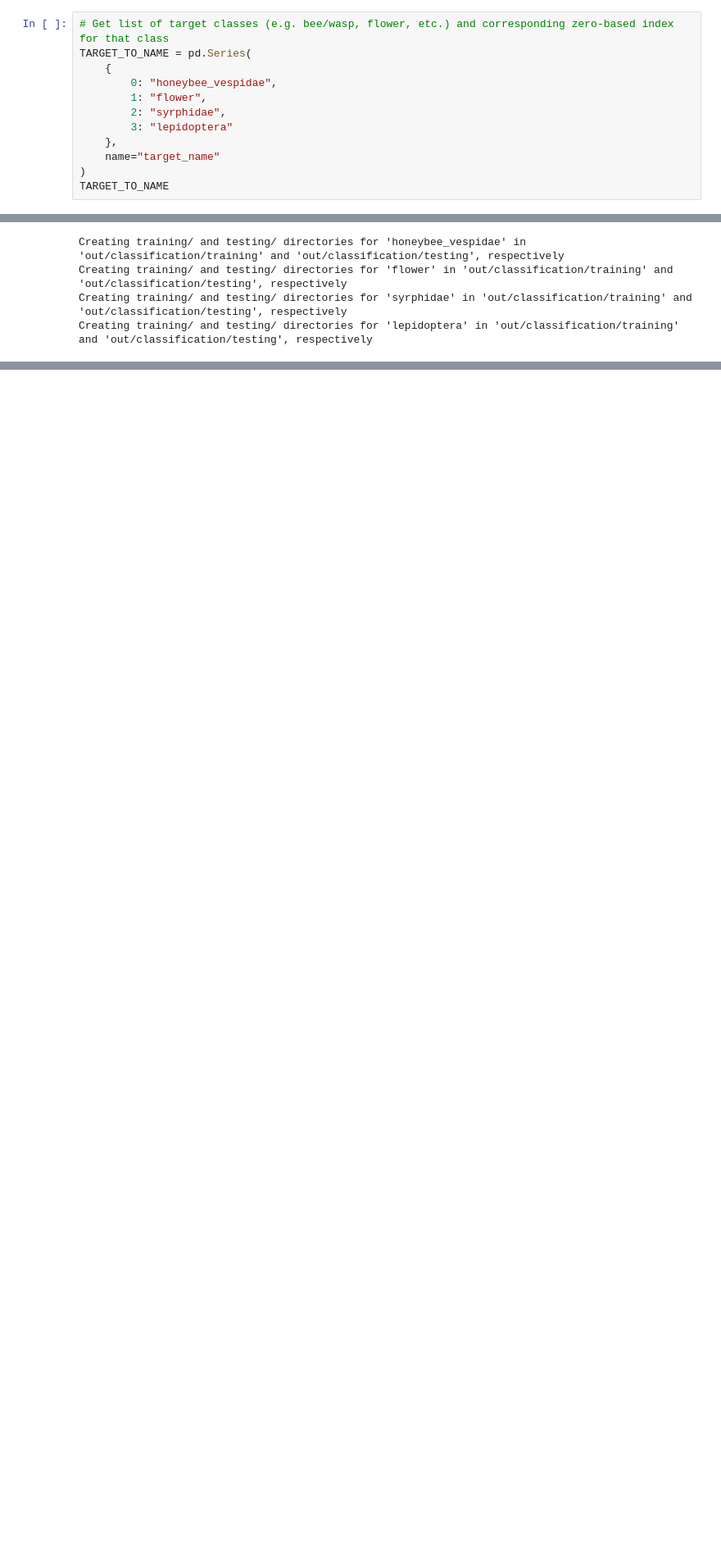
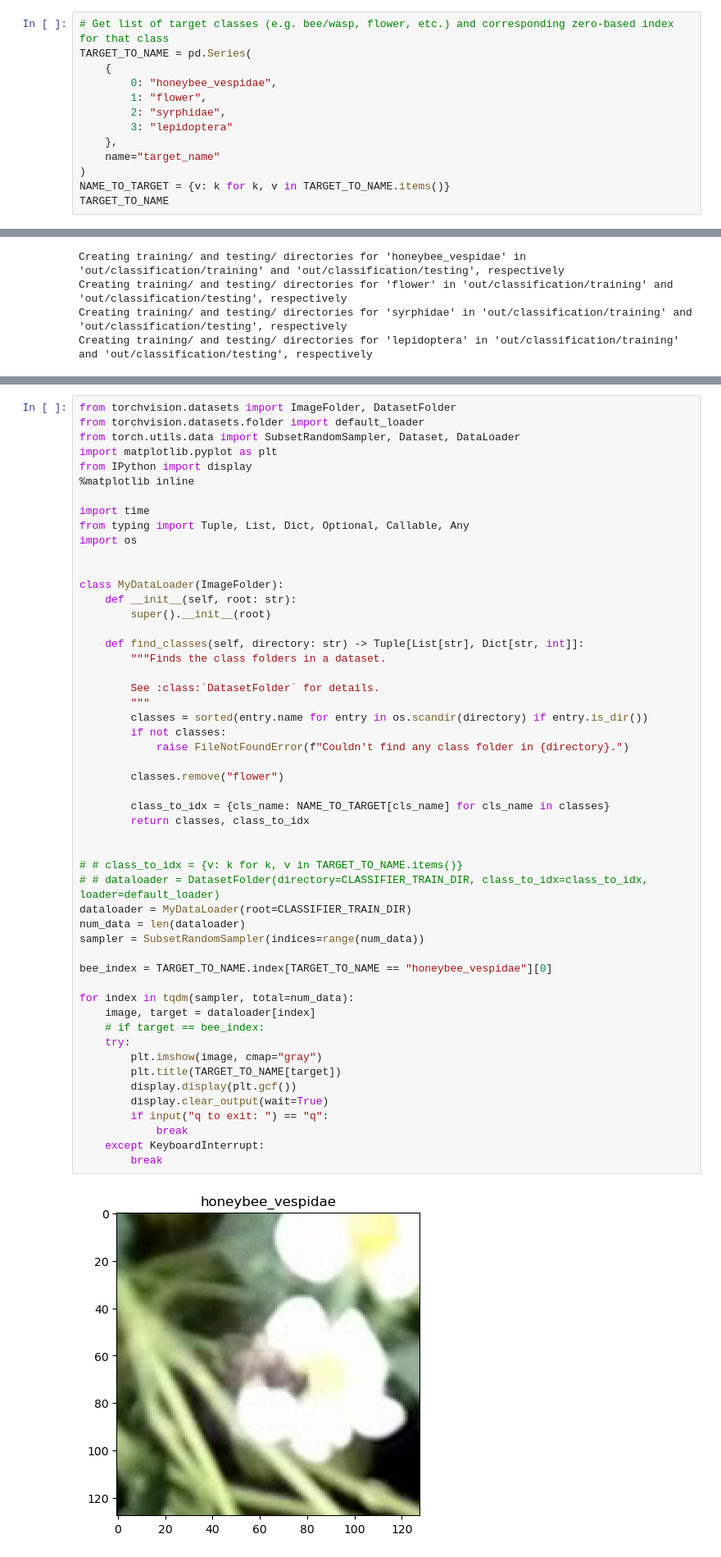
Before and after one commit to byebrid/bees-edge, a Jupyter notebook: bee_classifier.ipynb, the cells around one changed output, grey strips where cells are left out. Shown: that part at 82% size. Cells and saved outputs as stored; diff of their text form; blank space fills up the shorter version.

```diff
--- a/bee_classifier.ipynb
+++ b/bee_classifier.ipynb
@@ -30,6 +30,7 @@ TARGET_TO_NAME = pd.Series(
     },
     name="target_name"
 )
+NAME_TO_TARGET = {v: k for k, v in TARGET_TO_NAME.items()}
 TARGET_TO_NAME
 # %% [output]
 0    honeybee_vespidae
@@ -222,0 +205,54 @@ dataframes[TRAIN].head()
+# %%
+from torchvision.datasets import ImageFolder, DatasetFolder
+from torchvision.datasets.folder import default_loader
+from torch.utils.data import SubsetRandomSampler, Dataset, DataLoader
+import matplotlib.pyplot as plt
+from IPython import display
+%matplotlib inline
+
+import time
+from typing import Tuple, List, Dict, Optional, Callable, Any
+import os
+
+
+class MyDataLoader(ImageFolder):
+    def __init__(self, root: str):
+        super().__init__(root)
+
+    def find_classes(self, directory: str) -> Tuple[List[str], Dict[str, int]]:
+        """Finds the class folders in a dataset.
+
+        See :class:`DatasetFolder` for details.
+        """
+        classes = sorted(entry.name for entry in os.scandir(directory) if entry.is_dir())
+        if not classes:
+            raise FileNotFoundError(f"Couldn't find any class folder in {directory}.")
+
+        classes.remove("flower")
+
+        class_to_idx = {cls_name: NAME_TO_TARGET[cls_name] for cls_name in classes}
+        return classes, class_to_idx
+
+
+# # class_to_idx = {v: k for k, v in TARGET_TO_NAME.items()}
+# # dataloader = DatasetFolder(directory=CLASSIFIER_TRAIN_DIR, class_to_idx=class_to_idx, loader=default_loader)
+dataloader = MyDataLoader(root=CLASSIFIER_TRAIN_DIR)
+num_data = len(dataloader)
+sampler = SubsetRandomSampler(indices=range(num_data))
+
+bee_index = TARGET_TO_NAME.index[TARGET_TO_NAME == "honeybee_vespidae"][0]
+
+for index in tqdm(sampler, total=num_data):
+    image, target = dataloader[index]
+    # if target == bee_index:
+    try:
+        plt.imshow(image, cmap="gray")
+        plt.title(TARGET_TO_NAME[target])
+        display.display(plt.gcf())
+        display.clear_output(wait=True)
+        if input("q to exit: ") == "q":
+            break
+    except KeyboardInterrupt:
+        break
+# %% [output]
+[figure, added]
```
Also changed, not shown: parts of 1 cell of this notebook.
